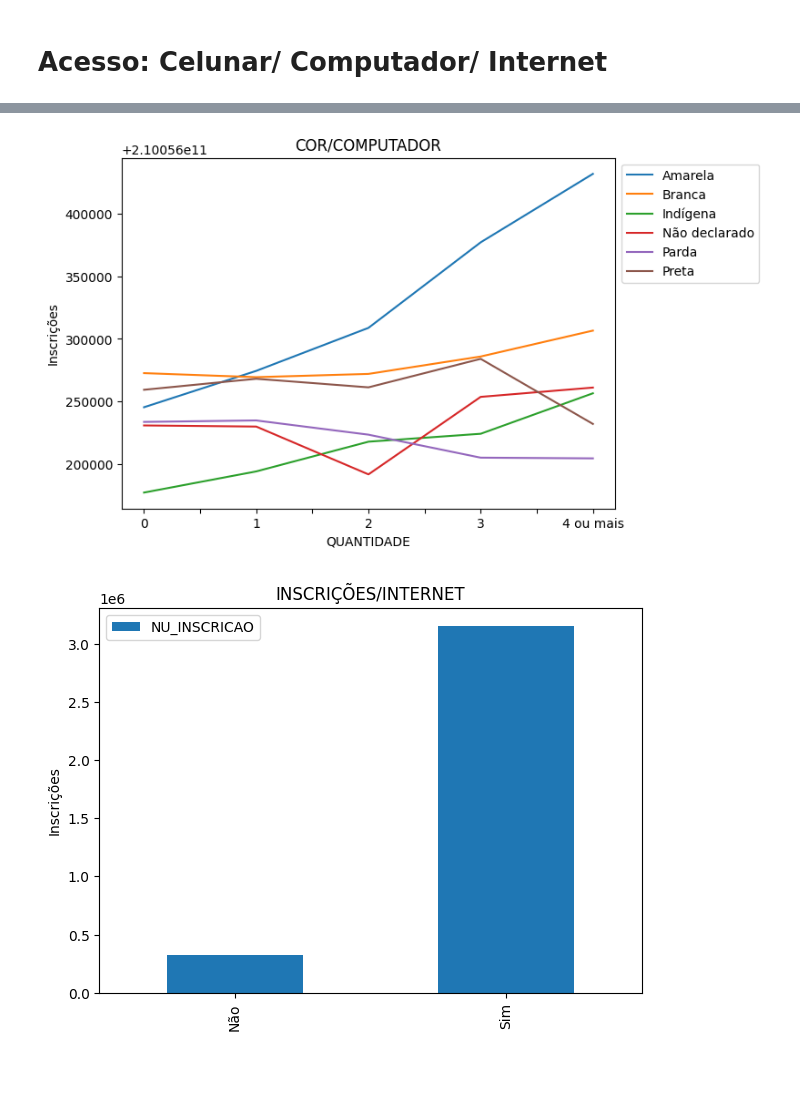
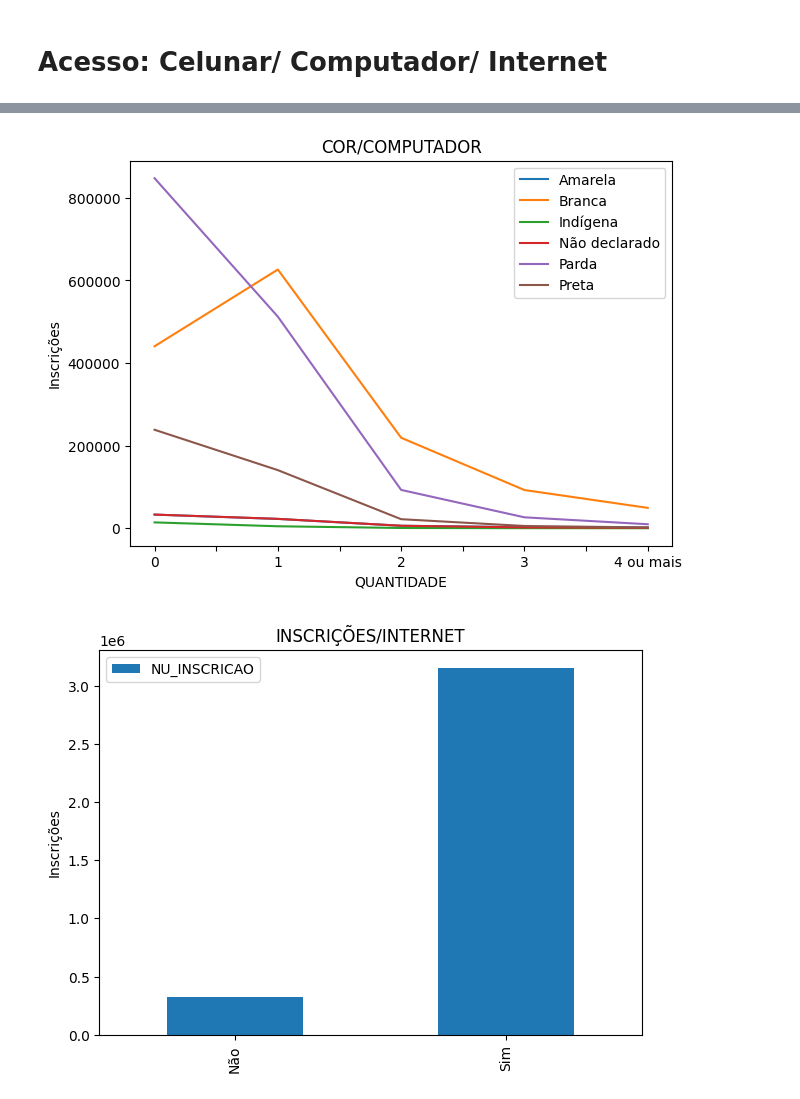
Before and after one commit to Jessesantoz/DadosEnem2022, a Jupyter notebook: Enem_Etnia.ipynb, the cells around one changed output, grey strips where cells are left out. Cells and saved outputs as stored; diff of their text form; code cells hidden in the pictures; blank space fills up the shorter version.

```diff
--- a/Enem_Etnia.ipynb
+++ b/Enem_Etnia.ipynb
@@ -742,0 +1230,2 @@ plt.show()
+# %%
+q024Cor = dadosEtnia.filter(items=['NU_INSCRICAO', 'Etnia' , 'computador']).where(dadosEtnia.Etnia != 'Não Declarado').groupby(['computador', 'Etnia']).count().unstack()
@@ -743,18 +1247,16 @@ plt.show()
 # %%
-q024Cor = dadosEtnia.filter(items=['NU_INSCRICAO', 'Etnia' , 'computador']).where(dadosEtnia.Etnia != 'Não Declarado').groupby(['computador', 'Etnia']).mean().unstack()
-
 ax = q024Cor.plot()
 
 legend_labels = q024Cor.columns.get_level_values(1)
 ax.legend(legend_labels, bbox_to_anchor=(1.0, 1), loc=0)
 
 plt.rcParams['figure.figsize'] = (7, 5)
 plt.title ('COR/COMPUTADOR')
 plt.ylabel('Inscrições')
 plt.xlabel('QUANTIDADE')
 plt.show()
 # %% [output]
-[figure, old version]
+[figure, new version]
 # %%
 q025geral = dadosEtnia.filter(items=['NU_INSCRICAO', 'internet']).groupby(['internet']).count()
 
```
Also changed, not shown: parts of 52 cells of this notebook.
